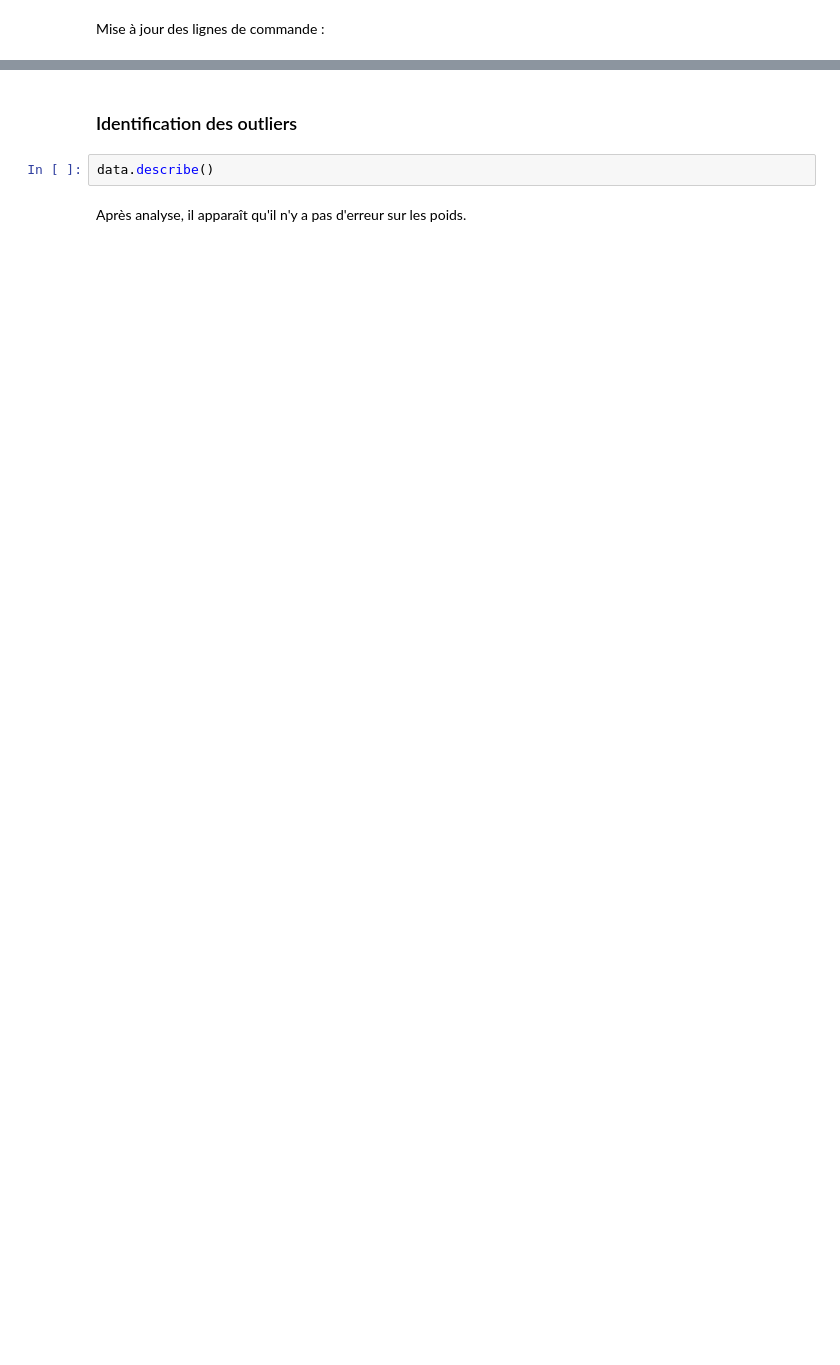
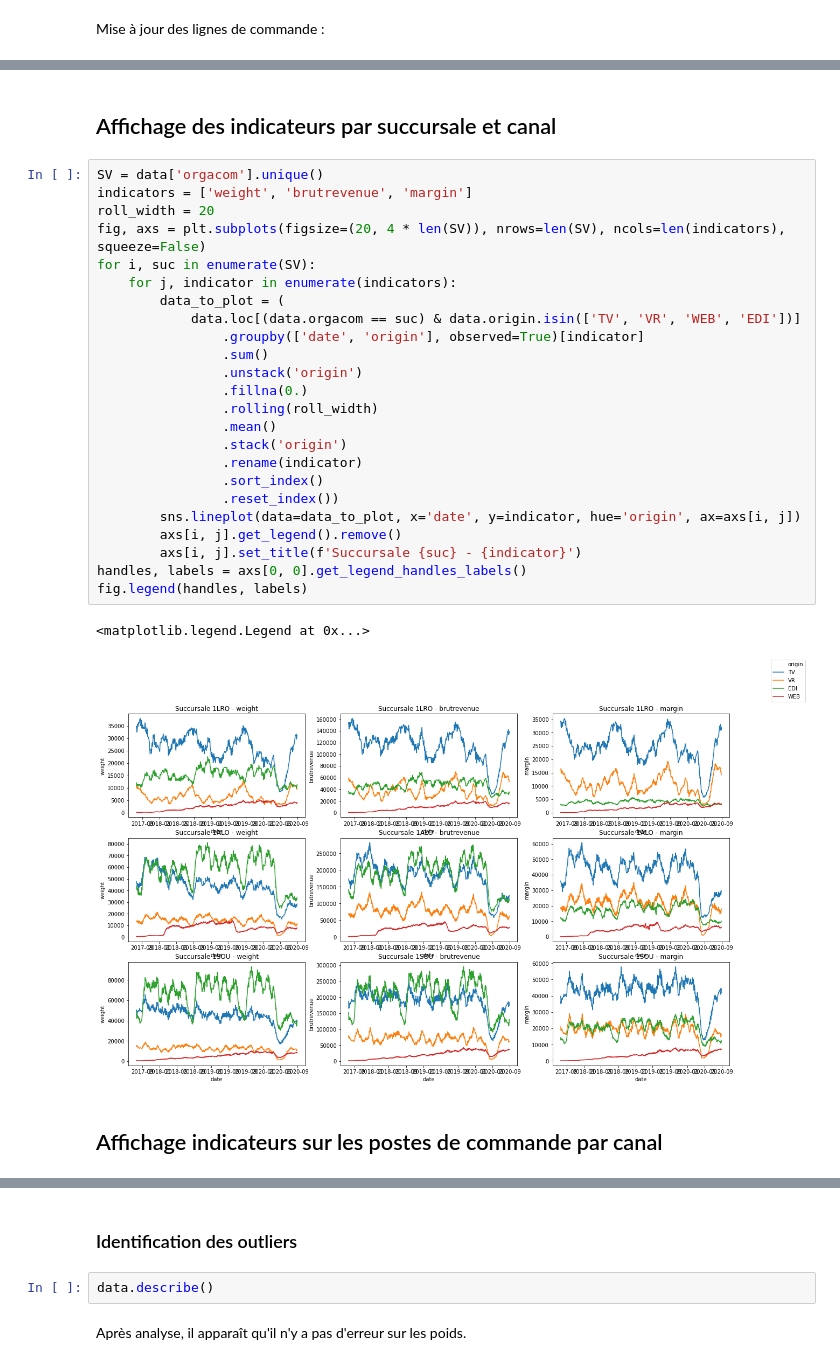
Before and after one commit to UltraDiuve/WebOrNot, a Jupyter notebook: notebooks/DataExploration.ipynb, the cells around one changed output, grey strips where cells are left out. Cells and saved outputs as stored; diff of their text form; blank space fills up the shorter version.

```diff
--- a/notebooks/DataExploration.ipynb
+++ b/notebooks/DataExploration.ipynb
@@ -627,0 +298,31 @@ data.sample(5)
+# %% [markdown]
+## Affichage des indicateurs par succursale et canal
+# %%
+SV = data['orgacom'].unique()
+indicators = ['weight', 'brutrevenue', 'margin']
+roll_width = 20
+fig, axs = plt.subplots(figsize=(20, 4 * len(SV)), nrows=len(SV), ncols=len(indicators), squeeze=False)
+for i, suc in enumerate(SV):
+    for j, indicator in enumerate(indicators):
+        data_to_plot = (
+            data.loc[(data.orgacom == suc) & data.origin.isin(['TV', 'VR', 'WEB', 'EDI'])]
+                .groupby(['date', 'origin'], observed=True)[indicator]
+                .sum()
+                .unstack('origin')
+                .fillna(0.)
+                .rolling(roll_width)
+                .mean()
+                .stack('origin')
+                .rename(indicator)
+                .sort_index()
+                .reset_index())
+        sns.lineplot(data=data_to_plot, x='date', y=indicator, hue='origin', ax=axs[i, j])
+        axs[i, j].get_legend().remove()
+        axs[i, j].set_title(f'Succursale {suc} - {indicator}')
+handles, labels = axs[0, 0].get_legend_handles_labels()
+fig.legend(handles, labels)
+# %% [output]
+<matplotlib.legend.Legend at 0x...>
+[figure, added]
+# %% [markdown]
+## Affichage indicateurs sur les postes de commande par canal
```
Also changed, not shown: parts of 110 cells of this notebook.
